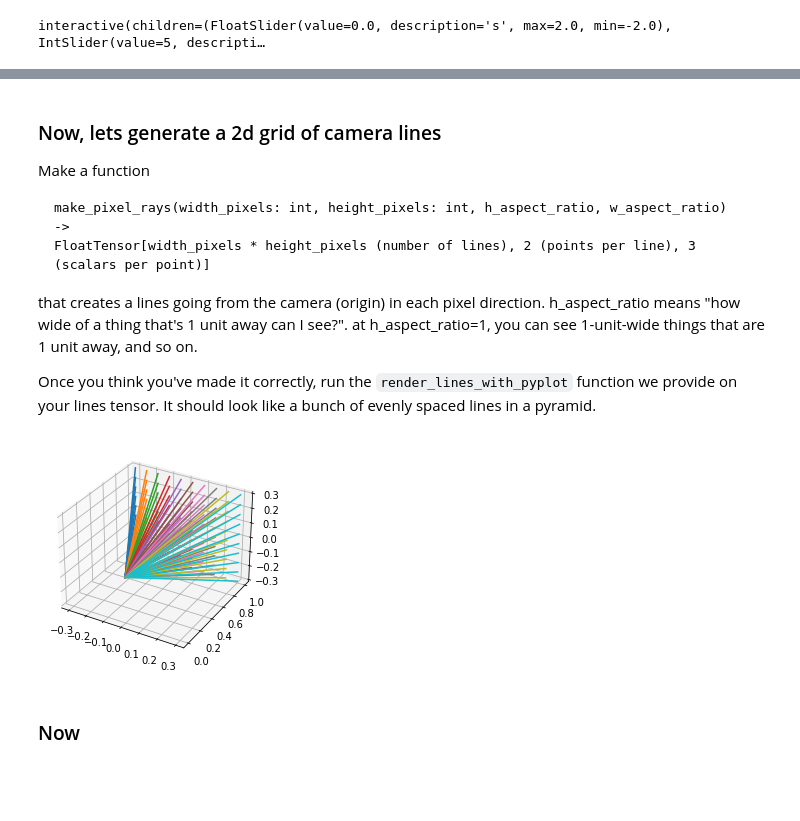
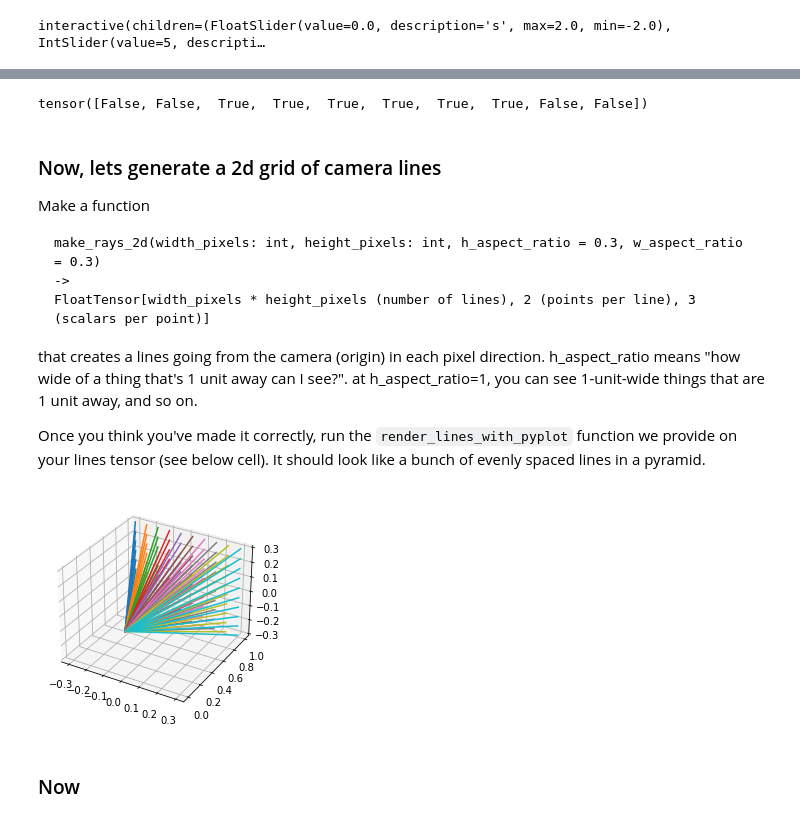
Before and after one commit to redwoodresearch/mlab, a Jupyter notebook: days/w1d1_renderer.ipynb, the cells around one changed output, grey strips where cells are left out. Drawn from its saved outputs; the diff is of its cells as text; code cells hidden in the pictures; blank space fills up the shorter version.

````diff
--- a/days/w1d1_renderer.ipynb
+++ b/days/w1d1_renderer.ipynb
@@ -104,19 +176,24 @@ render_1d(camera_rays_1d(50), )
+# %%
+print(intersect_rays_1d(lines, objects))
+# should be tensor([False, False,  True,  True,  True,  True,  True,  True, False, False])
+# %% [output]
+tensor([False, False,  True,  True,  True,  True,  True,  True, False, False])
 # %% [markdown]
 ### Now, lets generate a 2d grid of camera lines
 
 Make a function
 
 ```
-make_pixel_rays(width_pixels: int, height_pixels: int, h_aspect_ratio, w_aspect_ratio)
+make_rays_2d(width_pixels: int, height_pixels: int, h_aspect_ratio = 0.3, w_aspect_ratio = 0.3)
 ->
 FloatTensor[width_pixels * height_pixels (number of lines), 2 (points per line), 3 (scalars per point)]
 ```
 that creates a lines going from the camera (origin) in each pixel direction. h_aspect_ratio means "how wide of a thing that's 1 unit away can I see?". at h_aspect_ratio=1, you can see 1-unit-wide things that are 1 unit away, and so on.
 
-Once you think you've made it correctly, run the `render_lines_with_pyplot` function we provide on your lines tensor. It should look like a bunch of evenly spaced lines in a pyramid.
+Once you think you've made it correctly, run the `render_lines_with_pyplot` function we provide on your lines tensor (see below cell). It should look like a bunch of evenly spaced lines in a pyramid.
 # %%
 # SOLUTION, TO REMOVE
-def camera_rays(W, H, width_scale=0.3, height_scale=0.3):
+def make_rays_2d(W, H, width_scale=0.3, height_scale=0.3):
     n_pixels = W*H
     x_dirs = t.linspace(-width_scale, width_scale, W).unsqueeze(0).expand([H, W]).reshape([n_pixels])
     y_dirs = t.linspace(-height_scale,height_scale, H).unsqueeze(1).expand([H, W]).reshape([n_pixels])
@@ -124,12 +201,11 @@ def camera_rays(W, H, width_scale=0.3, height_scale=0.3):
     origin = t.tensor([0,0,0]).unsqueeze(0).expand([n_pixels, 3])
     lines = t.stack([origin, ray_directions], dim=1)
     return lines
-
-lines = camera_rays(10,10)
-
-render_lines_with_pyplot(lines)
-# %% [output]
-[figure, removed]
+# %%
+lines = make_rays_2d(10,10)
+render_lines_with_pyplot(lines)
+# %% [output]
+[figure, added]
 # %% [markdown]
 ### Now
 # %% [markdown]
````
Also changed, not shown: parts of 22 cells of this notebook.
